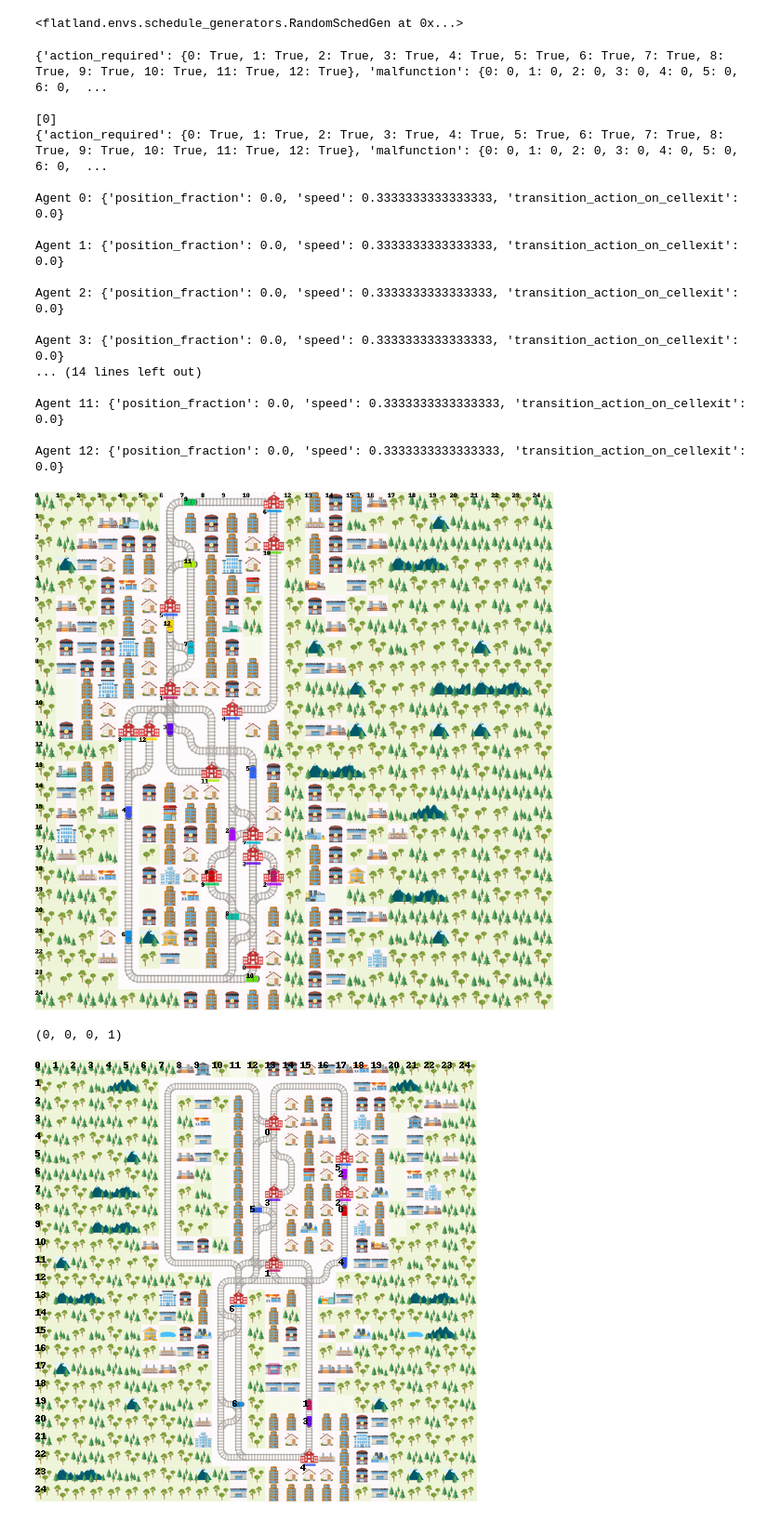
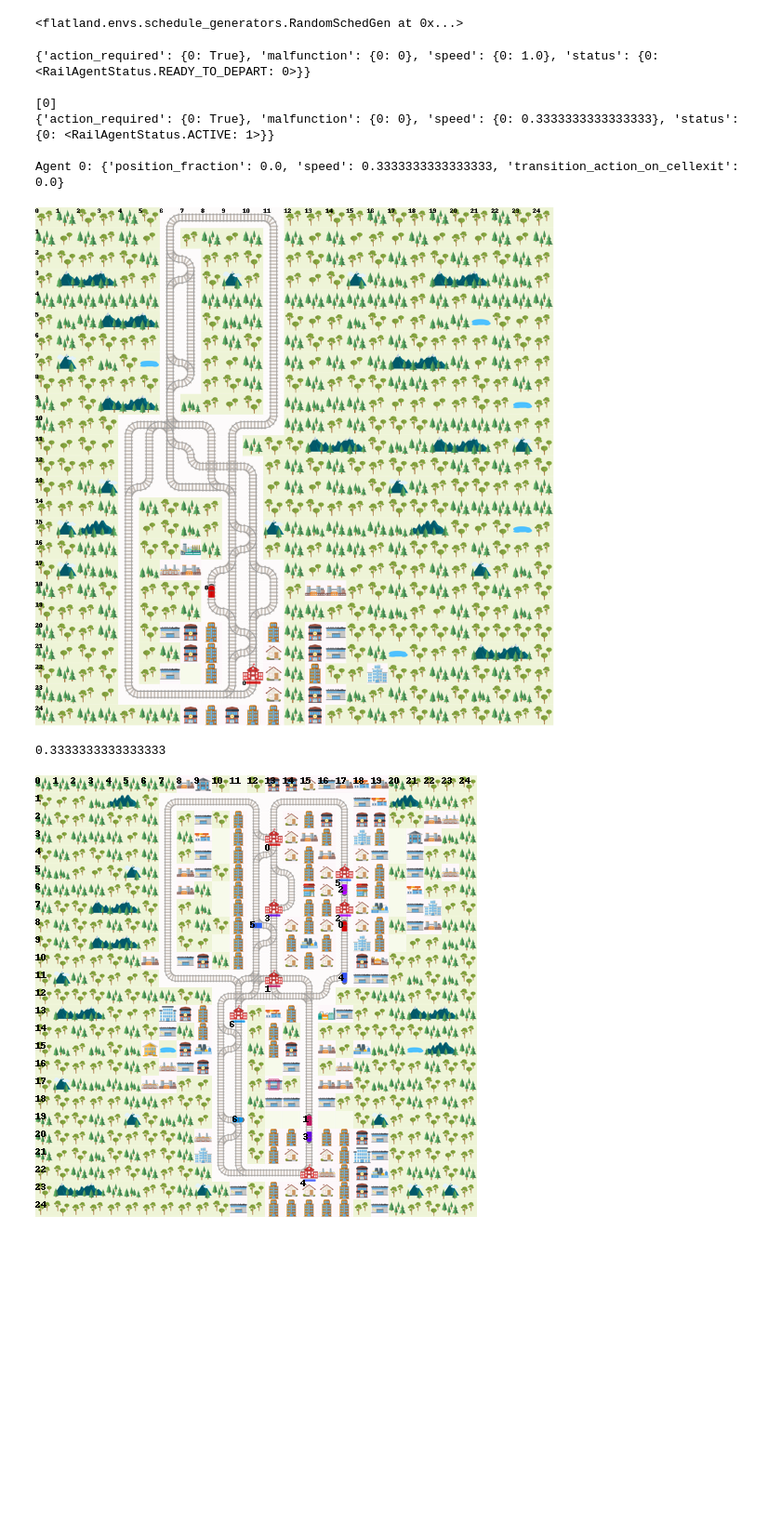
Before and after one commit to kaiserm99/Bachelor-Arbeit-KI, a Jupyter notebook: first_steps/first_steps_cbs.ipynb, the cells around one changed output. Shown at 93% size. Cells and saved outputs as stored; diff of their text form; code cells hidden in the pictures; blank space fills up the shorter version.

```diff
--- a/first_steps/first_steps_cbs.ipynb
+++ b/first_steps/first_steps_cbs.ipynb
@@ -251,52 +251,41 @@ env = RailEnv(
         width=0,
         height=0,
         rail_generator=rail_from_file("../scratch/test-envs/Test_8/Level_0.pkl"),
-        number_of_agents=13,
+        number_of_agents=1,
         malfunction_generator=ParamMalfunctionGen(stochastic_data)
     )
 
 
 _, info = env.reset()
 set_speed(env, speed_ration_map)
 print(info)
 
 for step in range(1):
     print(f"\n[{step}]")
 
     if step == 0:
         _, _, _, info = env.step({i : 1 for i in range(env.get_num_agents())})
     else:
         _, _, _, info = env.step({i : 2 for i in range(env.get_num_agents())})
 
     print(info)
     for handle, a in enumerate(env.agents):
         print(f"\nAgent {handle}: {a.speed_data}")
 
 
     render_env(env)
 # %% [output]
-{'action_required': {0: True, 1: True, 2: True, 3: True, 4: True, 5: True, 6: True, 7: True, 8: True, 9: True, 10: True, 11: True, 12: True}, 'malfunction': {0: 0, 1: 0, 2: 0, 3: 0, 4: 0, 5: 0, 6: 0,  ...
+{'action_required': {0: True}, 'malfunction': {0: 0}, 'speed': {0: 1.0}, 'status': {0: <RailAgentStatus.READY_TO_DEPART: 0>}}
 
 [0]
-{'action_required': {0: True, 1: True, 2: True, 3: True, 4: True, 5: True, 6: True, 7: True, 8: True, 9: True, 10: True, 11: True, 12: True}, 'malfunction': {0: 0, 1: 0, 2: 0, 3: 0, 4: 0, 5: 0, 6: 0,  ...
+{'action_required': {0: True}, 'malfunction': {0: 0}, 'speed': {0: 0.3333333333333333}, 'status': {0: <RailAgentStatus.ACTIVE: 1>}}
 
 Agent 0: {'position_fraction': 0.0, 'speed': 0.3333333333333333, 'transition_action_on_cellexit': 0.0}
-
-Agent 1: {'position_fraction': 0.0, 'speed': 0.3333333333333333, 'transition_action_on_cellexit': 0.0}
-
-Agent 2: {'position_fraction': 0.0, 'speed': 0.3333333333333333, 'transition_action_on_cellexit': 0.0}
-
-Agent 3: {'position_fraction': 0.0, 'speed': 0.3333333333333333, 'transition_action_on_cellexit': 0.0}
-... (14 lines left out)
-
-Agent 11: {'position_fraction': 0.0, 'speed': 0.3333333333333333, 'transition_action_on_cellexit': 0.0}
-
-Agent 12: {'position_fraction': 0.0, 'speed': 0.3333333333333333, 'transition_action_on_cellexit': 0.0}
-[figure, old version]
+[figure, new version]
-# %%
-env.rail.get_transitions(0, 11, 0)
-# %% [output]
-(0, 0, 0, 1)
+# %%
+env.agents[0].speed_data['speed']
+# %% [output]
+0.3333333333333333
 # %%
 speed_ration_map = {1.: 0.25,  # Fast passenger train
                     1. / 2.: 0.25,  # Fast freight train
```
Also changed, not shown: 17 other files.
